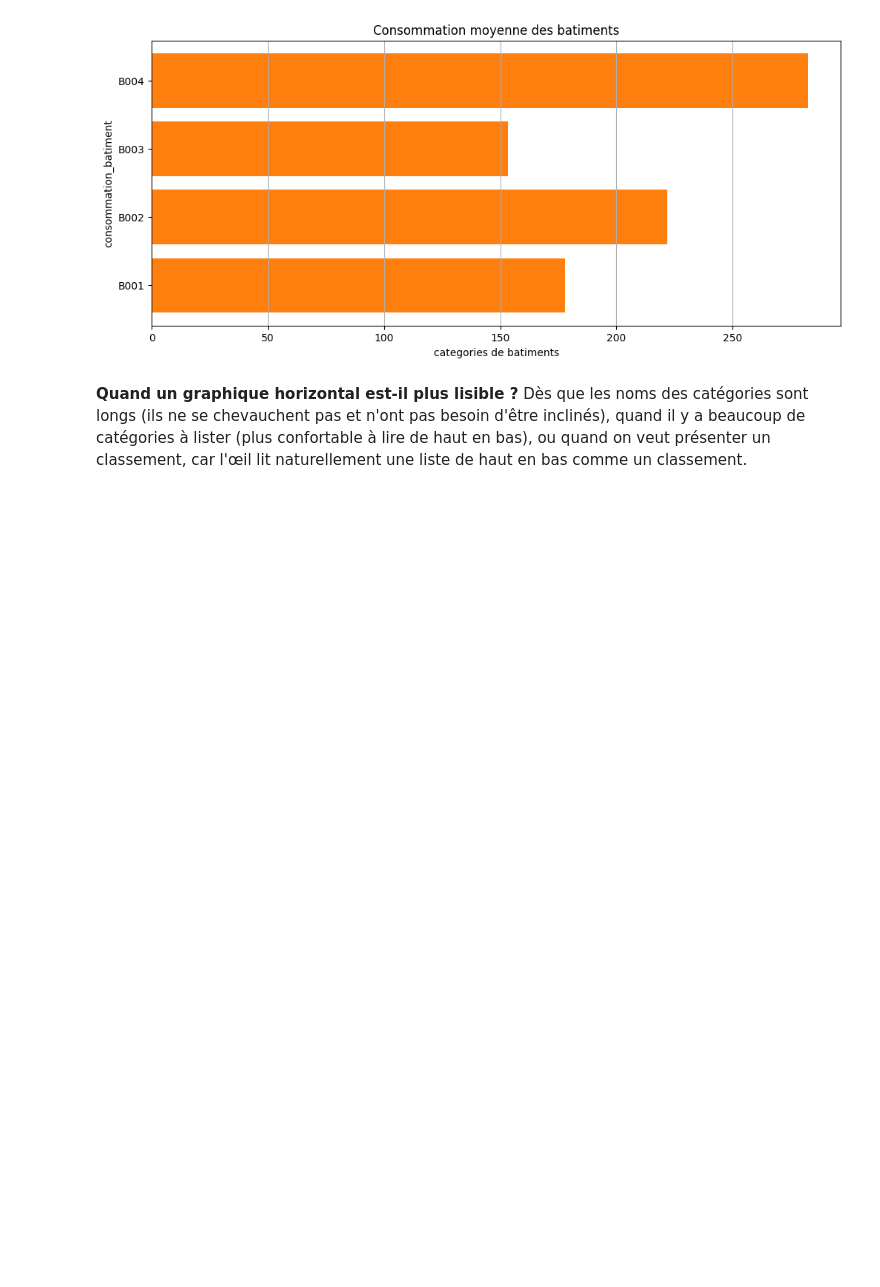
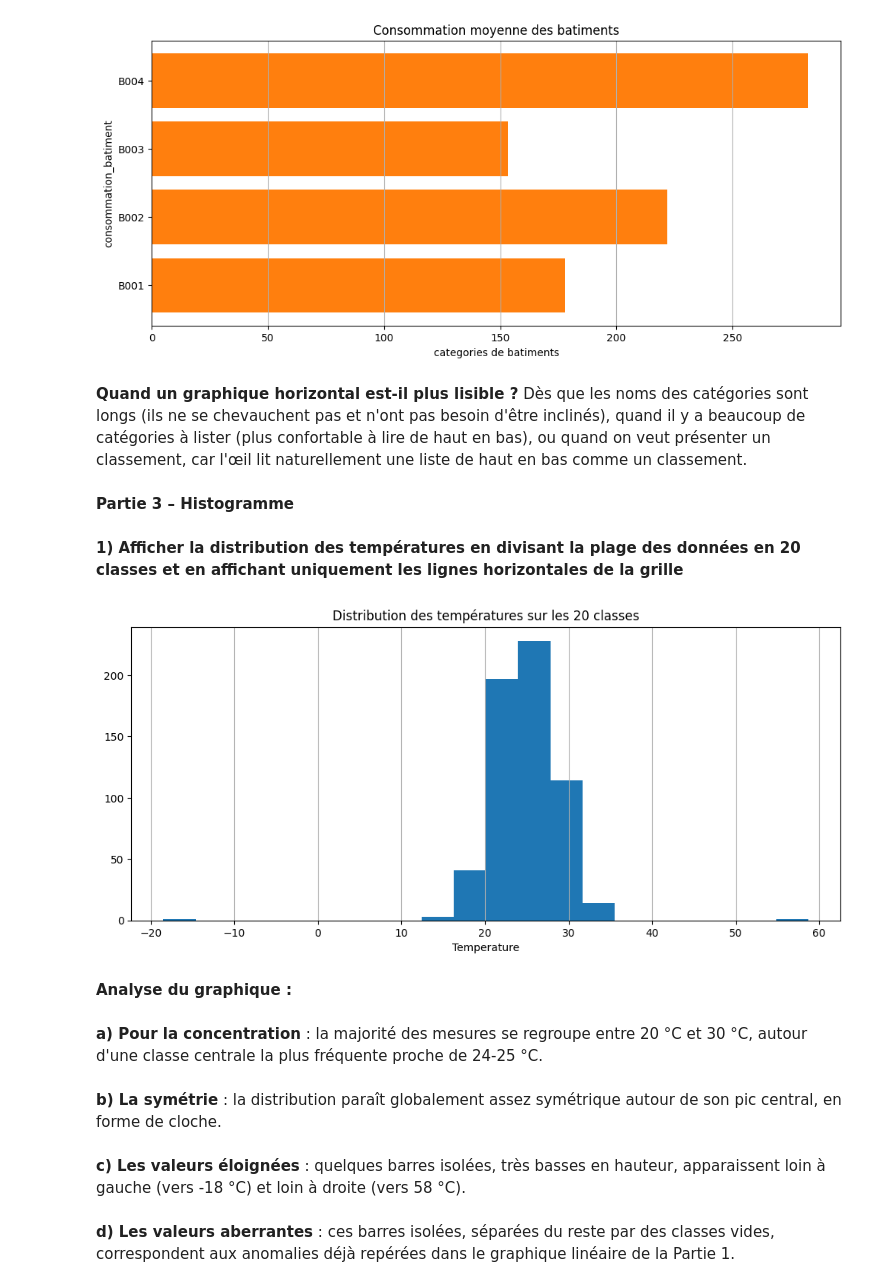
Before and after one commit to Youssoupha-ndiaye/TP_matplotlib_ODC_IA, a Jupyter notebook: atelier_matplotlib_iot/notebooks/atelier_matplotlib_iot.ipynb, the cells around one changed output. Cells and saved outputs as stored; diff of their text form; code cells hidden in the pictures; blank space fills up the shorter version.

```diff
--- a/atelier_matplotlib_iot/notebooks/atelier_matplotlib_iot.ipynb
+++ b/atelier_matplotlib_iot/notebooks/atelier_matplotlib_iot.ipynb
@@ -95,3 +95,34 @@ sont longs (ils ne se chevauchent pas et n'ont pas besoin d'être inclinés), qu
 beaucoup de catégories à lister (plus confortable à lire de haut en bas), ou quand on veut
 présenter un classement, car l'œil lit naturellement une liste de haut en bas comme un
 classement.
+# %% [markdown]
+**Partie 3 – Histogramme**
+# %% [markdown]
+**1) Afficher la distribution des températures en divisant la plage des données en 20 classes et en
+affichant uniquement les lignes horizontales de la grille**
+# %%
+fig, ax=plt.subplots(figsize=(12,5))
+
+#alors pour traçer un histogramme nous avons juste besoins de la catégorie et du nombre de classe (la plage)
+plt.hist(df["temperature"], bins=20)
+ax.set_title("Distribution des températures sur les 20 classes")
+ax.set_xlabel("Temperature")
+plt.grid(axis="x") #pour faire les grid dans l'axe des abcisses
+
+plt.show()
+# %% [output]
+[figure, added]
+# %% [markdown]
+**Analyse du graphique :**
+# %% [markdown]
+**a) Pour la concentration** : la majorité des mesures se regroupe entre 20 °C et 30 °C, autour d'une
+  classe centrale la plus fréquente proche de 24-25 °C.
+# %% [markdown]
+**b) La symétrie** : la distribution paraît globalement assez symétrique autour de son pic central,
+  en forme de cloche.
+# %% [markdown]
+**c) Les valeurs éloignées** : quelques barres isolées, très basses en hauteur, apparaissent loin à
+  gauche (vers -18 °C) et loin à droite (vers 58 °C).
+# %% [markdown]
+**d) Les valeurs aberrantes** : ces barres isolées, séparées du reste par des classes vides,
+  correspondent aux anomalies déjà repérées dans le graphique linéaire de la Partie 1.
```
Also changed, not shown: parts of 2 cells of this notebook.
